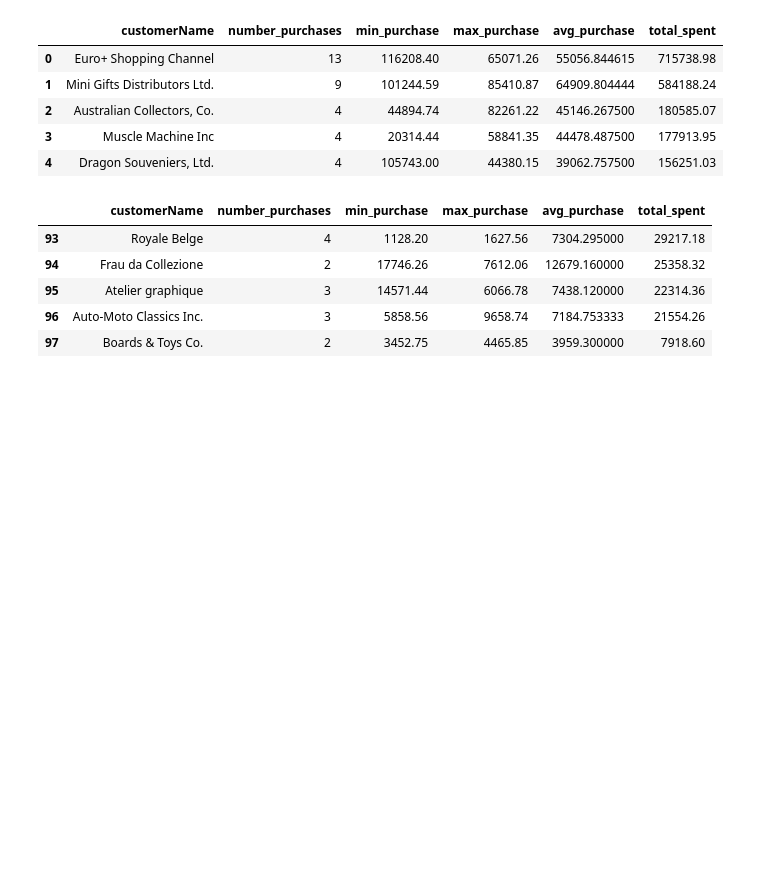
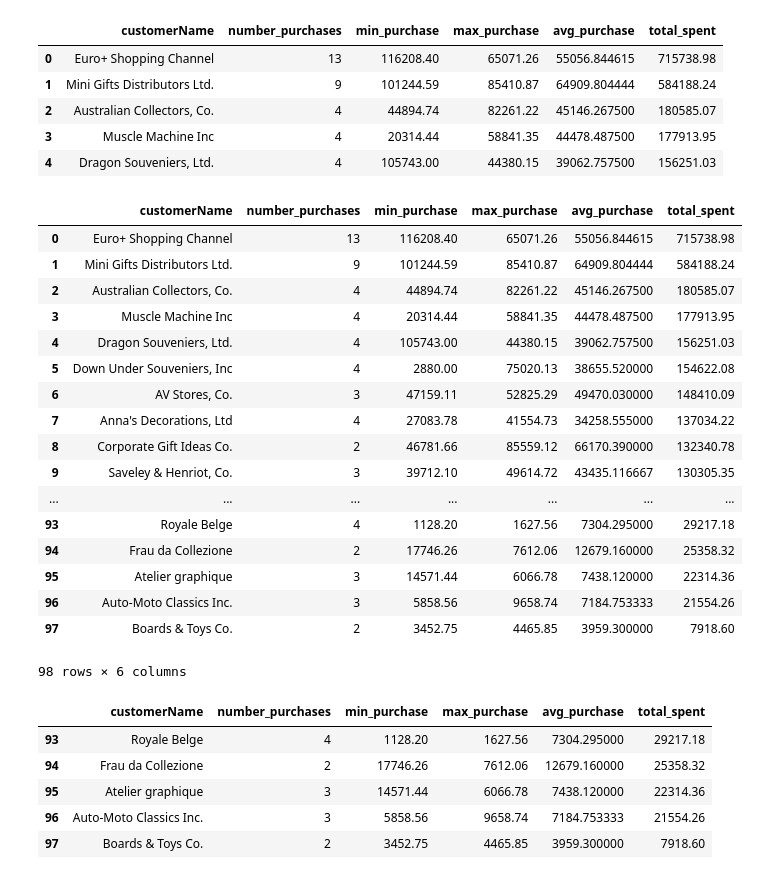
Before and after one commit to markabrennan/dsc-grouping-data-with-sql-nyc-ds-071519, a Jupyter notebook: index.ipynb, the cells around one changed output. Cells and saved outputs as stored; diff of their text form; code cells hidden in the pictures; blank space fills up the shorter version.

```diff
--- a/index.ipynb
+++ b/index.ipynb
@@ -104,6 +104,27 @@ df.head()
 | 2 | Australian Collectors, Co. | 4 | 44894.74 | 82261.22 | 45146.267500 | 180585.07 |
 | 3 | Muscle Machine Inc | 4 | 20314.44 | 58841.35 | 44478.487500 | 177913.95 |
 | 4 | Dragon Souveniers, Ltd. | 4 | 105743.00 | 44380.15 | 39062.757500 | 156251.03 |
+# %%
+df
+# %% [output]
+|  | customerName | number_purchases | min_purchase | max_purchase | avg_purchase | total_spent |
+| 0 | Euro+ Shopping Channel | 13 | 116208.40 | 65071.26 | 55056.844615 | 715738.98 |
+| 1 | Mini Gifts Distributors Ltd. | 9 | 101244.59 | 85410.87 | 64909.804444 | 584188.24 |
+| 2 | Australian Collectors, Co. | 4 | 44894.74 | 82261.22 | 45146.267500 | 180585.07 |
+| 3 | Muscle Machine Inc | 4 | 20314.44 | 58841.35 | 44478.487500 | 177913.95 |
+| 4 | Dragon Souveniers, Ltd. | 4 | 105743.00 | 44380.15 | 39062.757500 | 156251.03 |
+| 5 | Down Under Souveniers, Inc | 4 | 2880.00 | 75020.13 | 38655.520000 | 154622.08 |
+| 6 | AV Stores, Co. | 3 | 47159.11 | 52825.29 | 49470.030000 | 148410.09 |
+| 7 | Anna's Decorations, Ltd | 4 | 27083.78 | 41554.73 | 34258.555000 | 137034.22 |
+| 8 | Corporate Gift Ideas Co. | 2 | 46781.66 | 85559.12 | 66170.390000 | 132340.78 |
+| 9 | Saveley & Henriot, Co. | 3 | 39712.10 | 49614.72 | 43435.116667 | 130305.35 |
+| ... | ... | ... | ... | ... | ... | ... |
+| 93 | Royale Belge | 4 | 1128.20 | 1627.56 | 7304.295000 | 29217.18 |
+| 94 | Frau da Collezione | 2 | 17746.26 | 7612.06 | 12679.160000 | 25358.32 |
+| 95 | Atelier graphique | 3 | 14571.44 | 6066.78 | 7438.120000 | 22314.36 |
+| 96 | Auto-Moto Classics Inc. | 3 | 5858.56 | 9658.74 | 7184.753333 | 21554.26 |
+| 97 | Boards & Toys Co. | 2 | 3452.75 | 4465.85 | 3959.300000 | 7918.60 |
+98 rows × 6 columns
 # %%
 df.tail()
 # %% [output]
```
